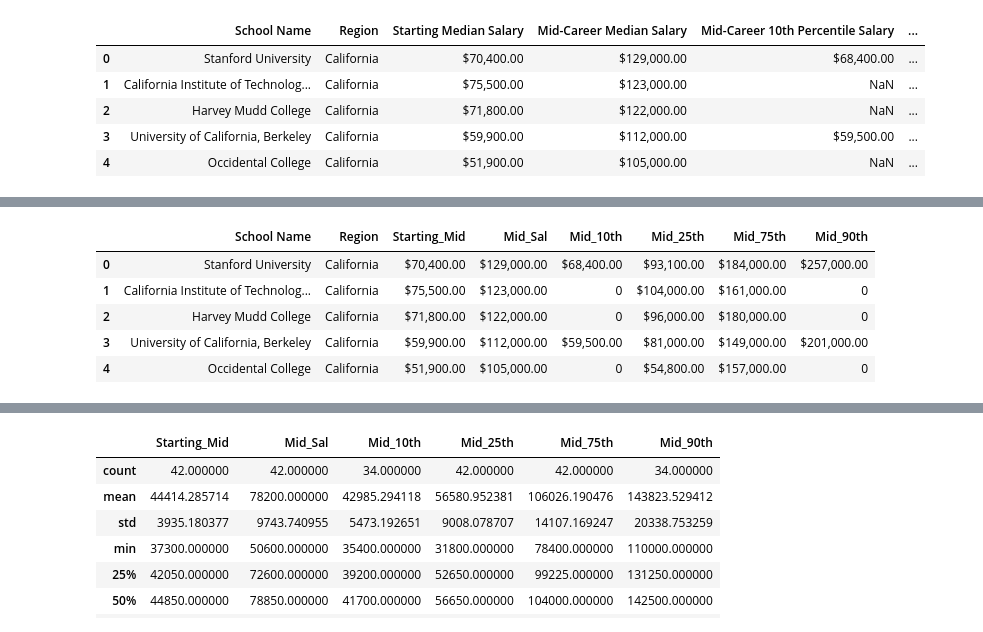
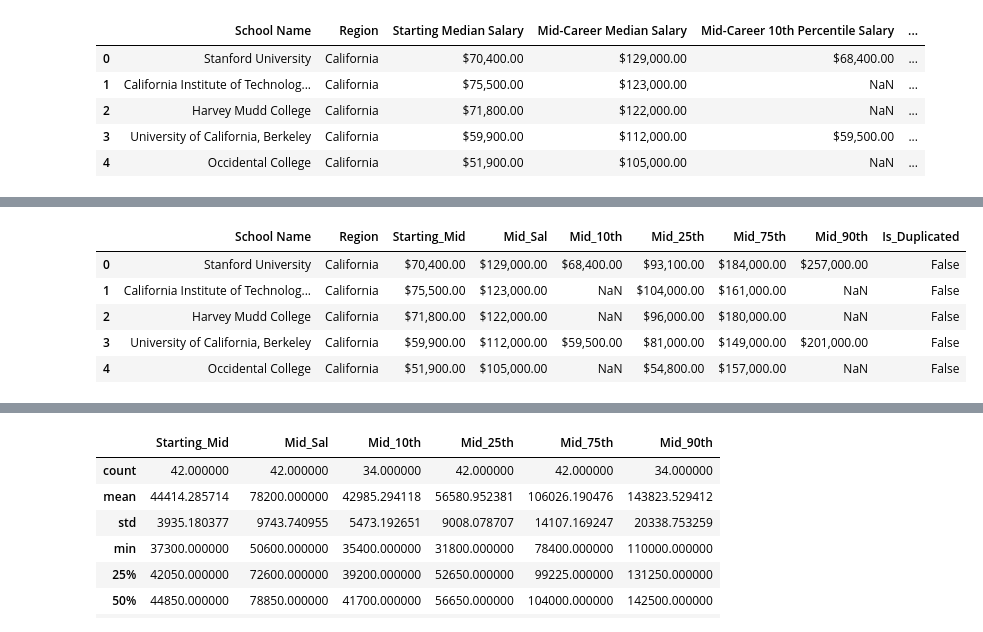
Before and after one commit to khosenag03/RICHdataGroupProject, a Jupyter notebook: College_vs_Salary.ipynb, the cells around one changed output, grey strips where cells are left out. Drawn from its saved outputs; the diff is of its cells as text; code cells hidden in the pictures.

```diff
--- a/College_vs_Salary.ipynb
+++ b/College_vs_Salary.ipynb
@@ -23,3 +23,11 @@ Region_Salary_df.head()
 | 2 | Harvey Mudd College | California | $71,800.00 | $122,000.00 | NaN | ... |
 | 3 | University of California, Berkeley | California | $59,900.00 | $112,000.00 | $59,500.00 | ... |
 | 4 | Occidental College | California | $51,900.00 | $105,000.00 | NaN | ... |
+# %%
+#Check for duplicate rows and create a column for duplicate Rows in DF (There were non)
+Region_Salary_df["Is_Duplicated"]= Region_Salary_df.duplicated()
+Region_Salary_df.head()
+
+#Removing Duplicate Rows if there were any
+#Region_Salary_df = Region_Salary_df.drop_duplicates()
+#Region_Salary_df
@@ -26,12 +41,12 @@ Region_Salary_df.head()
 # %%
-#Rename the columns
-Region_Salary_df.columns = ['School Name', 'Region', 'Starting_Mid', 'Mid_Sal', 'Mid_10th', 'Mid_25th', 'Mid_75th', 'Mid_90th']
-Region_Salary_df2 = Region_Salary_df.fillna(0)
-Region_Salary_df2.head()
+#Rename the columns and replace the NaN (str) with 0 (integer)
+Region_Salary_df.columns = ['School Name', 'Region', 'Starting_Mid', 'Mid_Sal', 'Mid_10th', 'Mid_25th', 'Mid_75th', 'Mid_90th','Is_Duplicated']
+Region_Salary_df == Region_Salary_df.fillna(0)
+Region_Salary_df.head()
 # %% [output]
-|  | School Name | Region | Starting_Mid | Mid_Sal | Mid_10th | Mid_25th | Mid_75th | Mid_90th |
-| 0 | Stanford University | California | $70,400.00 | $129,000.00 | $68,400.00 | $93,100.00 | $184,000.00 | $257,000.00 |
-| 1 | California Institute of Technolog... | California | $75,500.00 | $123,000.00 | 0 | $104,000.00 | $161,000.00 | 0 |
-| 2 | Harvey Mudd College | California | $71,800.00 | $122,000.00 | 0 | $96,000.00 | $180,000.00 | 0 |
-| 3 | University of California, Berkeley | California | $59,900.00 | $112,000.00 | $59,500.00 | $81,000.00 | $149,000.00 | $201,000.00 |
-| 4 | Occidental College | California | $51,900.00 | $105,000.00 | 0 | $54,800.00 | $157,000.00 | 0 |
+|  | School Name | Region | Starting_Mid | Mid_Sal | Mid_10th | Mid_25th | Mid_75th | Mid_90th | Is_Duplicated |
+| 0 | Stanford University | California | $70,400.00 | $129,000.00 | $68,400.00 | $93,100.00 | $184,000.00 | $257,000.00 | False |
+| 1 | California Institute of Technolog... | California | $75,500.00 | $123,000.00 | NaN | $104,000.00 | $161,000.00 | NaN | False |
+| 2 | Harvey Mudd College | California | $71,800.00 | $122,000.00 | NaN | $96,000.00 | $180,000.00 | NaN | False |
+| 3 | University of California, Berkeley | California | $59,900.00 | $112,000.00 | $59,500.00 | $81,000.00 | $149,000.00 | $201,000.00 | False |
+| 4 | Occidental College | California | $51,900.00 | $105,000.00 | NaN | $54,800.00 | $157,000.00 | NaN | False |
```
Also changed, not shown: parts of 27 cells of this notebook.
